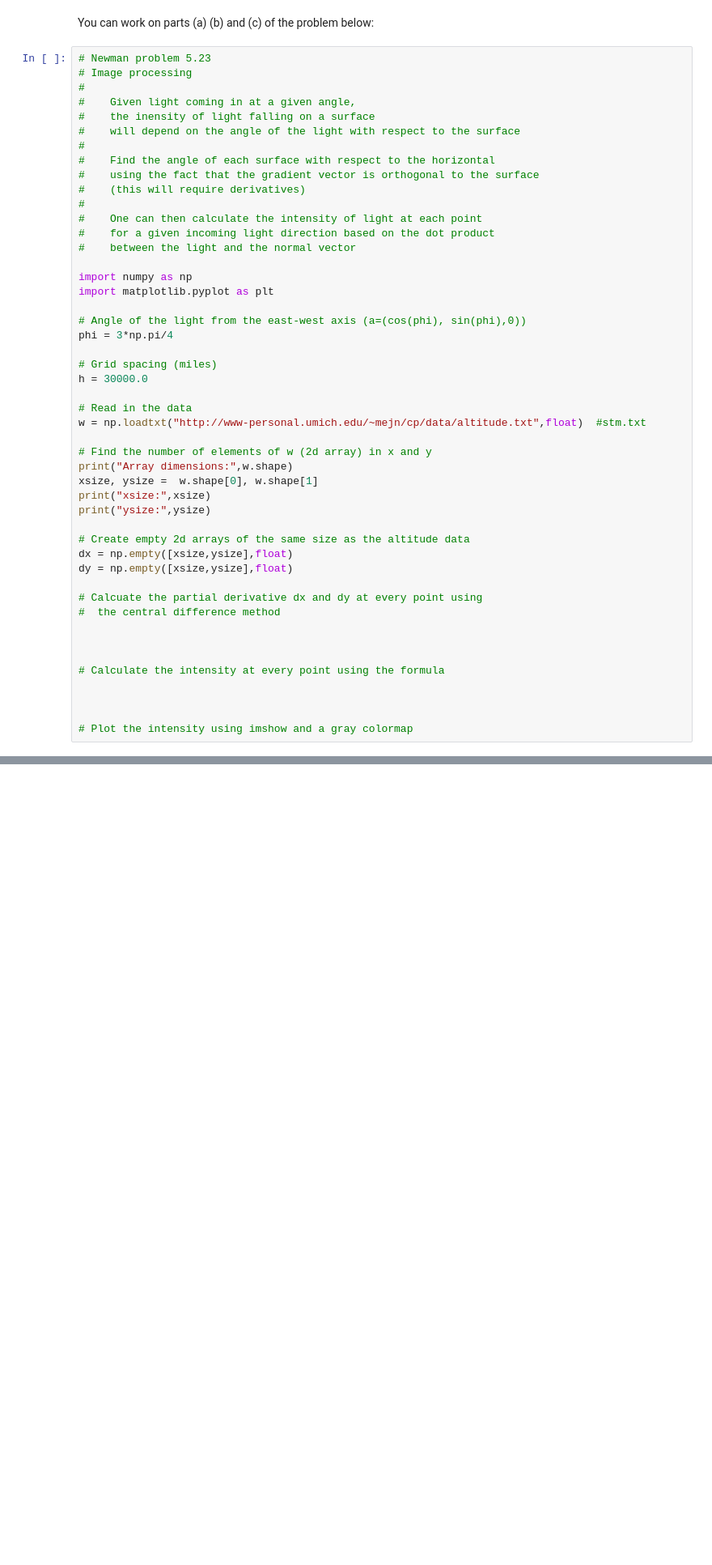
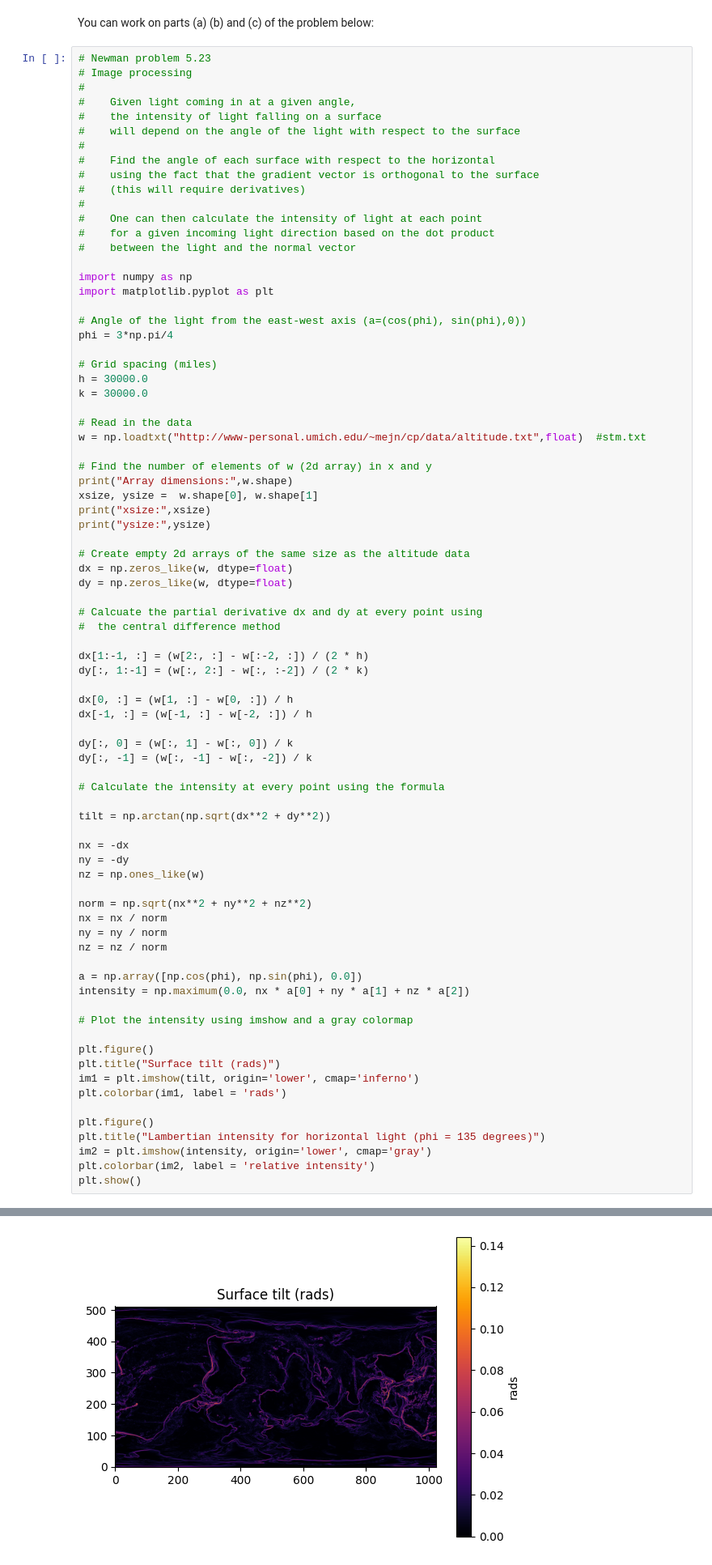
Before and after one commit to goodbyeskyharbor/PHYS308-notebook-solutions, a Jupyter notebook: Solutions_to_Homework_03.ipynb, the cells around one changed output, grey strips where cells are left out. Shown at 81% size. Cells and saved outputs as stored; diff of their text form; blank space fills up the shorter version.

```diff
--- a/Solutions_to_Homework_03.ipynb
+++ b/Solutions_to_Homework_03.ipynb
@@ -195,7 +195,7 @@ You can work on parts (a) (b) and (c) of the problem below:
 # Image processing
 #
 #    Given light coming in at a given angle,
-#    the inensity of light falling on a surface
+#    the intensity of light falling on a surface
 #    will depend on the angle of the light with respect to the surface
 #
 #    Find the angle of each surface with respect to the horizontal
@@ -213,32 +213,64 @@ import matplotlib.pyplot as plt
 phi = 3*np.pi/4
 
 # Grid spacing (miles)
 h = 30000.0
+k = 30000.0
 
 # Read in the data
 w = np.loadtxt("http://www-personal.umich.edu/~mejn/cp/data/altitude.txt",float)  #stm.txt
 
 # Find the number of elements of w (2d array) in x and y
 print("Array dimensions:",w.shape)
 xsize, ysize =  w.shape[0], w.shape[1]
 print("xsize:",xsize)
 print("ysize:",ysize)
 
 # Create empty 2d arrays of the same size as the altitude data
-dx = np.empty([xsize,ysize],float)
-dy = np.empty([xsize,ysize],float)
+dx = np.zeros_like(w, dtype=float)
+dy = np.zeros_like(w, dtype=float)
 
 # Calcuate the partial derivative dx and dy at every point using
 #  the central difference method
 
+dx[1:-1, :] = (w[2:, :] - w[:-2, :]) / (2 * h)
+dy[:, 1:-1] = (w[:, 2:] - w[:, :-2]) / (2 * k)
 
+dx[0, :] = (w[1, :] - w[0, :]) / h
+dx[-1, :] = (w[-1, :] - w[-2, :]) / h
+
+dy[:, 0] = (w[:, 1] - w[:, 0]) / k
+dy[:, -1] = (w[:, -1] - w[:, -2]) / k
 
 # Calculate the intensity at every point using the formula
 
+tilt = np.arctan(np.sqrt(dx**2 + dy**2))
 
+nx = -dx
+ny = -dy
+nz = np.ones_like(w)
+
+norm = np.sqrt(nx**2 + ny**2 + nz**2)
+nx = nx / norm
+ny = ny / norm
+nz = nz / norm
+
+a = np.array([np.cos(phi), np.sin(phi), 0.0])
+intensity = np.maximum(0.0, nx * a[0] + ny * a[1] + nz * a[2])
 
 # Plot the intensity using imshow and a gray colormap
+
+plt.figure()
+plt.title("Surface tilt (rads)")
+im1 = plt.imshow(tilt, origin='lower', cmap='inferno')
+plt.colorbar(im1, label = 'rads')
+
+plt.figure()
+plt.title("Lambertian intensity for horizontal light (phi = 135 degrees)")
+im2 = plt.imshow(intensity, origin='lower', cmap='gray')
+plt.colorbar(im2, label = 'relative intensity')
+plt.show()
 # %% [output]
 Array dimensions: (512, 1024)
 xsize: 512
 ysize: 1024
+[figure, added]
```
Also changed, not shown: parts of 1 cell of this notebook.
